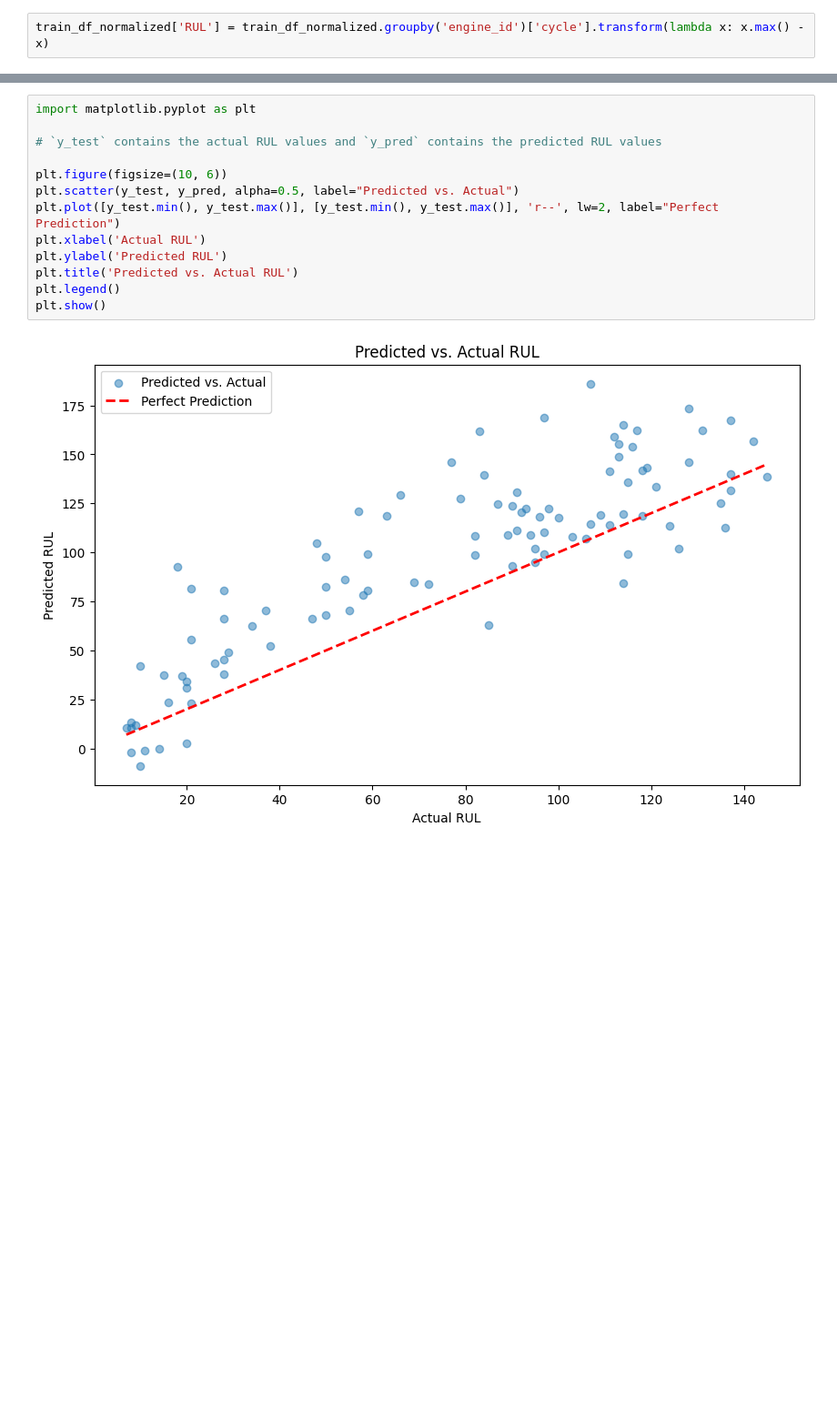
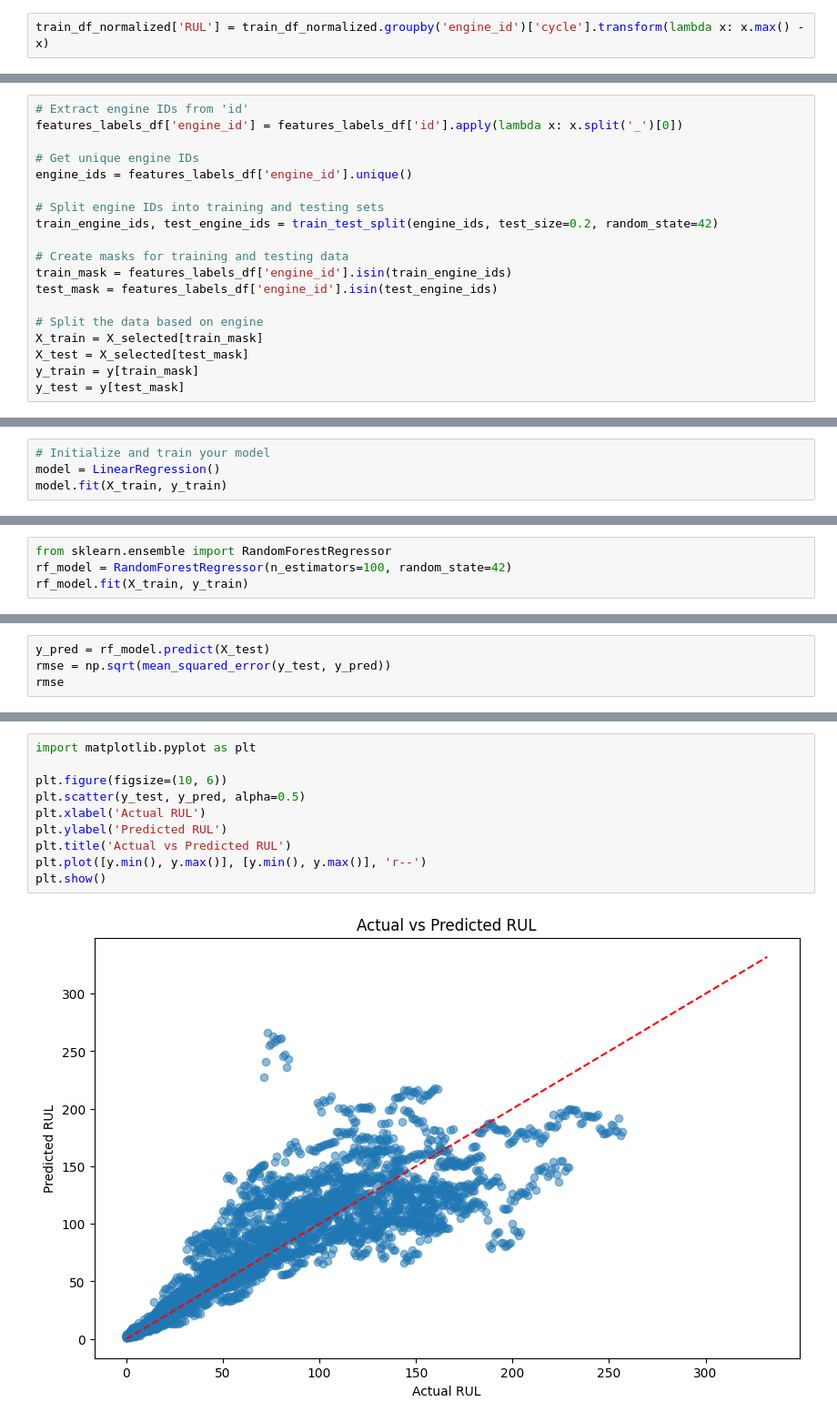
Before and after one commit to sh3ngsh3ng/CMAPSS_GRP_2, a Jupyter notebook: drafts/simple_LR.ipynb, the cells around one changed output, grey strips where cells are left out. Shown at 91% size. Saved outputs shown, nothing was run; the diff lists cells and outputs as text; blank space fills up the shorter version.

Commit message:
added three regression

```diff
--- a/drafts/simple_LR.ipynb
+++ b/drafts/simple_LR.ipynb
@@ -182,0 +188,19 @@ Mean Squared Error: 1026.7372528473584
+# %%
+# Extract engine IDs from 'id'
+features_labels_df['engine_id'] = features_labels_df['id'].apply(lambda x: x.split('_')[0])
+
+# Get unique engine IDs
+engine_ids = features_labels_df['engine_id'].unique()
+
+# Split engine IDs into training and testing sets
+train_engine_ids, test_engine_ids = train_test_split(engine_ids, test_size=0.2, random_state=42)
+
+# Create masks for training and testing data
+train_mask = features_labels_df['engine_id'].isin(train_engine_ids)
+test_mask = features_labels_df['engine_id'].isin(test_engine_ids)
+
+# Split the data based on engine
+X_train = X_selected[train_mask]
+X_test = X_selected[test_mask]
+y_train = y[train_mask]
+y_test = y[test_mask]
@@ -182,0 +209,4 @@ Mean Squared Error: 1026.7372528473584
+# %%
+# Initialize and train your model
+model = LinearRegression()
+model.fit(X_train, y_train)
@@ -182,0 +234,4 @@ Mean Squared Error: 1026.7372528473584
+# %%
+from sklearn.ensemble import RandomForestRegressor
+rf_model = RandomForestRegressor(n_estimators=100, random_state=42)
+rf_model.fit(X_train, y_train)
@@ -182,0 +240,4 @@ Mean Squared Error: 1026.7372528473584
+# %%
+y_pred = rf_model.predict(X_test)
+rmse = np.sqrt(mean_squared_error(y_test, y_pred))
+rmse
@@ -183,15 +246,12 @@ Mean Squared Error: 1026.7372528473584
 # %%
 import matplotlib.pyplot as plt
 
-# `y_test` contains the actual RUL values and `y_pred` contains the predicted RUL values
-
 plt.figure(figsize=(10, 6))
-plt.scatter(y_test, y_pred, alpha=0.5, label="Predicted vs. Actual")
-plt.plot([y_test.min(), y_test.max()], [y_test.min(), y_test.max()], 'r--', lw=2, label="Perfect Prediction")
+plt.scatter(y_test, y_pred, alpha=0.5)
 plt.xlabel('Actual RUL')
 plt.ylabel('Predicted RUL')
-plt.title('Predicted vs. Actual RUL')
-plt.legend()
+plt.title('Actual vs Predicted RUL')
+plt.plot([y.min(), y.max()], [y.min(), y.max()], 'r--')
 plt.show()
 # %% [output]
-[figure, old version]
+[figure, new version]
```
Also changed, not shown: parts of 50 cells of this notebook.
